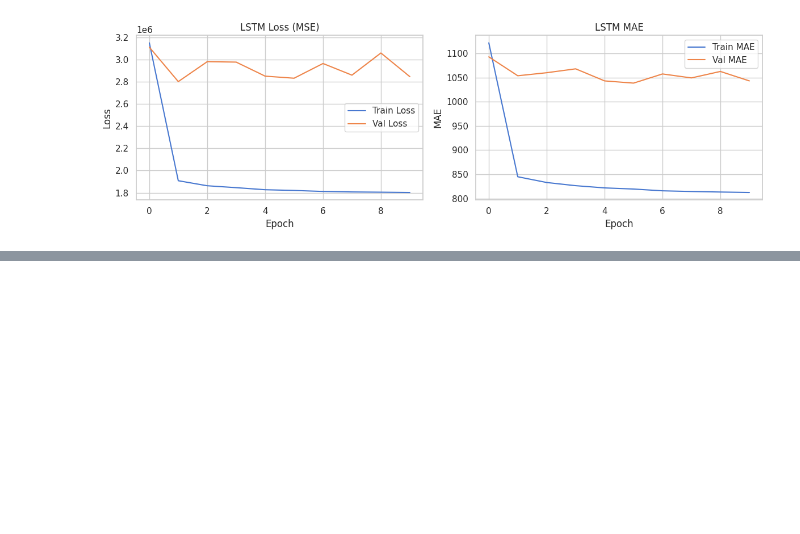
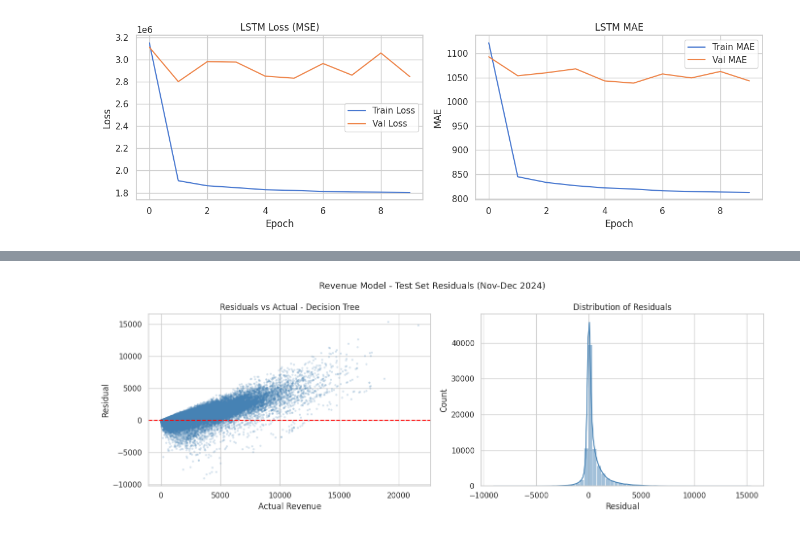
Before and after one commit to kayliehynes1/personal, a Jupyter notebook: RevenueCombined.ipynb, the cells around one changed output, grey strips where cells are left out. Cells and saved outputs as stored; diff of their text form; code cells hidden in the pictures; blank space fills up the shorter version.

```diff
--- a/RevenueCombined.ipynb
+++ b/RevenueCombined.ipynb
@@ -1736,0 +1781,17 @@ if 'y_test_true' in locals():
+# %%
+#Align feature matrix with training columns
+##I recreated the feature matrix for the DT/Regression models using the same column set that we fit before
+features_base = ['hour_of_day', 'day_of_week', 'month',
+                 'is_weekend', 'is_rush_hour', 'PULocationID']
+X_test_raw = hourly_test[features_base].copy()
+y_test_revenue = hourly_test['total_revenue'].values
+y_test_demand = hourly_test['demand'].values
+
+X_test_ohe = pd.get_dummies(X_test_raw, columns=['PULocationID'], drop_first=True)
+
+#Aligned the columns and added any training columns missing and dropped any test columns not seen during training
+train_cols = X.columns.tolist()
+X_test_ohe = X_test_ohe.reindex(columns = train_cols, fill_value=0)
+
+print(f'Test feature matrix: {X_test_ohe.shape}')
+print(f'Training Columns: {len(train_cols)}')
@@ -1736,0 +1858,34 @@ if 'y_test_true' in locals():
+# %%
+#Residual Plots on Test Set
+best_rev_name = results_rev.iloc[0]['Model']
+best_rev_preds = {
+    'Decision Tree': y_pred_dt_test,
+    'Ridge Regression': y_pred_ridge_test,
+    'LSTM': y_pred_lstm_test}
+
+#Align array lengths
+if best_rev_name == 'LSTM':
+    y_actual = y_test_seq
+    y_hat = y_pred_lstm_test
+else:
+    y_actual = y_test_revenue
+    y_hat = best_rev_preds[best_rev_name]
+residuals_test_rev = y_actual - y_hat
+
+fig, axes = plt.subplots(1,2, figsize=(14,5))
+
+axes[0].scatter(y_actual, residuals_test_rev, alpha=0.15, s=5, color='steelblue')
+axes[0].axhline(0, color='red', linestyle='--')
+axes[0].set_xlabel('Actual Revenue')
+axes[0].set_ylabel('Residual')
+axes[0].set_title(f'Residuals vs Actual - {best_rev_name}')
+
+sns.histplot(residuals_test_rev, bins = 60, kde=True, color='steelblue', ax=axes[1])
+axes[1].set_xlabel('Residual')
+axes[1].set_title('Distribution of Residuals')
+
+plt.suptitle('Revenue Model - Test Set Residuals (Nov-Dec 2024)', fontsize=13)
+plt.tight_layout()
+plt.show()
+# %% [output]
+[figure, added]
```
Also changed, not shown: parts of 6 cells of this notebook.
